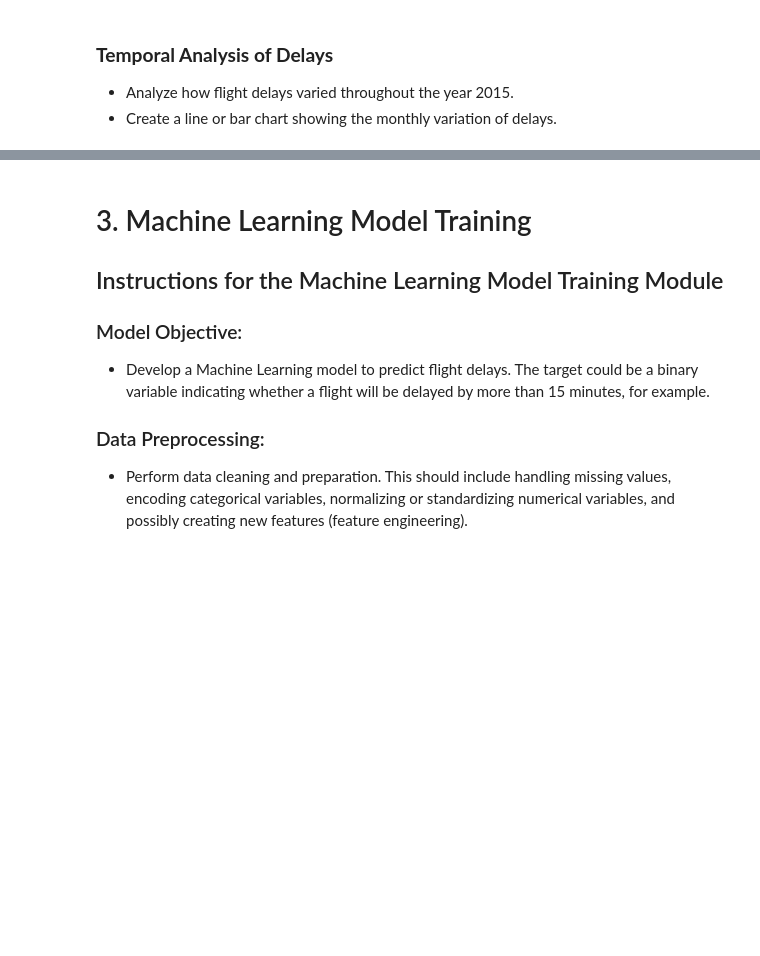
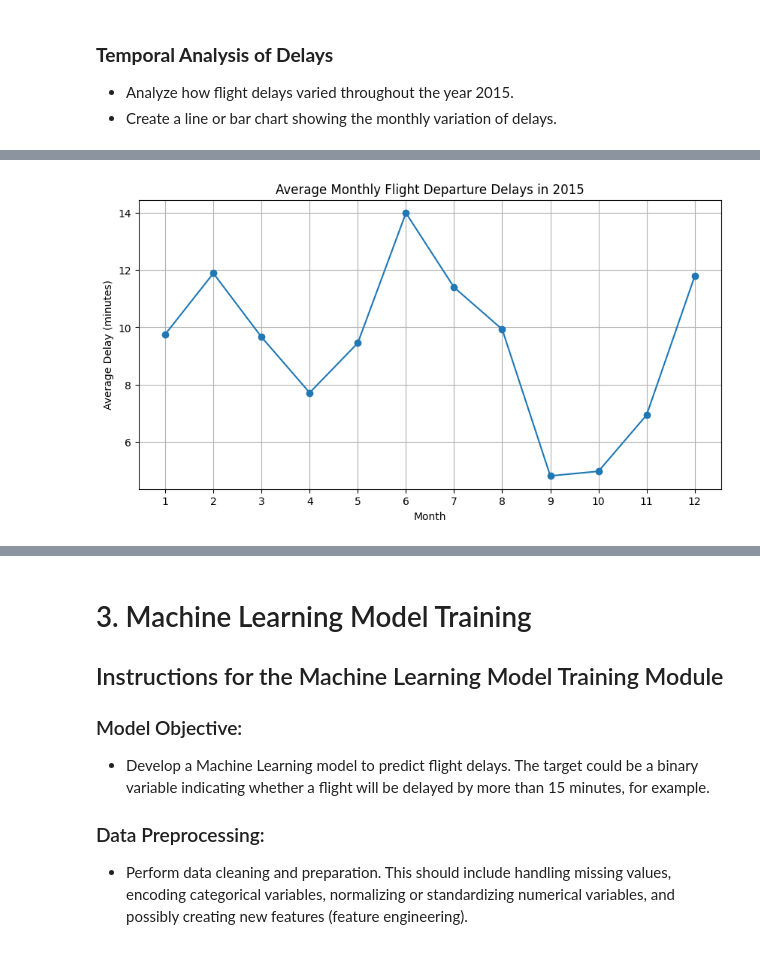
Before and after one commit to MarceloDL-A/google_colab_Shopee, a Jupyter notebook: Cópia_de_D&N_Teste_de_Conhecimentos_em_Dados.ipynb, the cells around one changed output, grey strips where cells are left out. Drawn from its saved outputs; the diff is of its cells as text; code cells hidden in the pictures; blank space fills up the shorter version.

```diff
--- a/Cópia_de_D&N_Teste_de_Conhecimentos_em_Dados.ipynb
+++ b/Cópia_de_D&N_Teste_de_Conhecimentos_em_Dados.ipynb
@@ -644,3 +690,14 @@ plt.show()
 ### **Temporal Analysis of Delays**
 - Analyze how flight delays varied throughout the year 2015.
 - Create a line or bar chart showing the monthly variation of delays.
+# %%
+#  Average Delay per Month
+query = """
+SELECT MONTH, AVG(DEPARTURE_DELAY) as avg_delay
+FROM flights
+GROUP BY MONTH
+ORDER BY MONTH;
+"""
+
+# Execute the query and load into a DataFrame
+monthly_delays = pd.read_sql_query(query, conn)
@@ -646,0 +720,11 @@ plt.show()
+# %%
+plt.figure(figsize=(10, 5))
+plt.plot(monthly_delays['MONTH'], monthly_delays['avg_delay'], marker='o')
+plt.title('Average Monthly Flight Departure Delays in 2015')
+plt.xlabel('Month')
+plt.ylabel('Average Delay (minutes)')
+plt.xticks(range(1, 13))  # Ensures all months are labeled
+plt.grid(True)
+plt.show()
+# %% [output]
+[figure, added]
```
Also changed, not shown: parts of 14 cells of this notebook.
